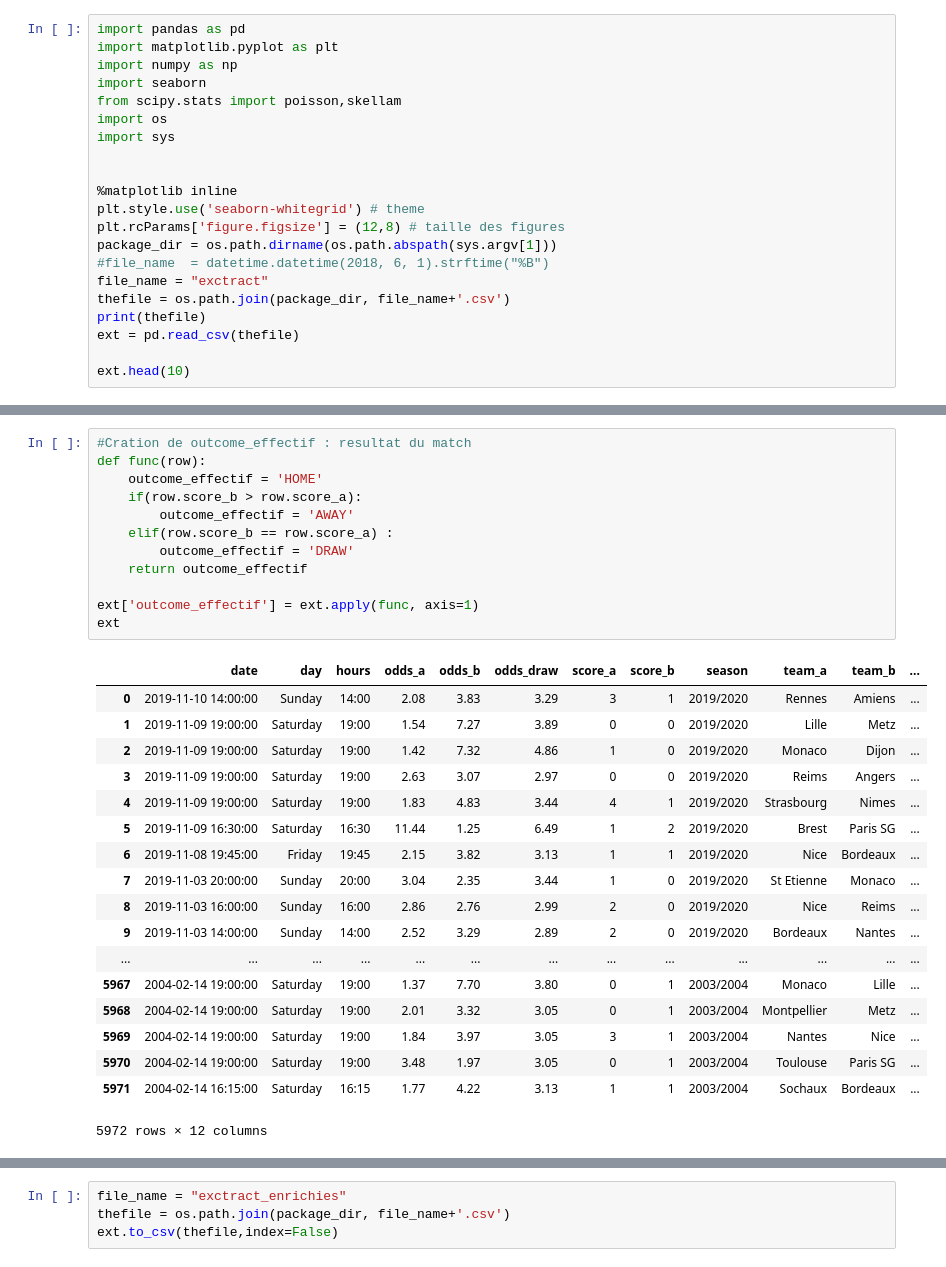
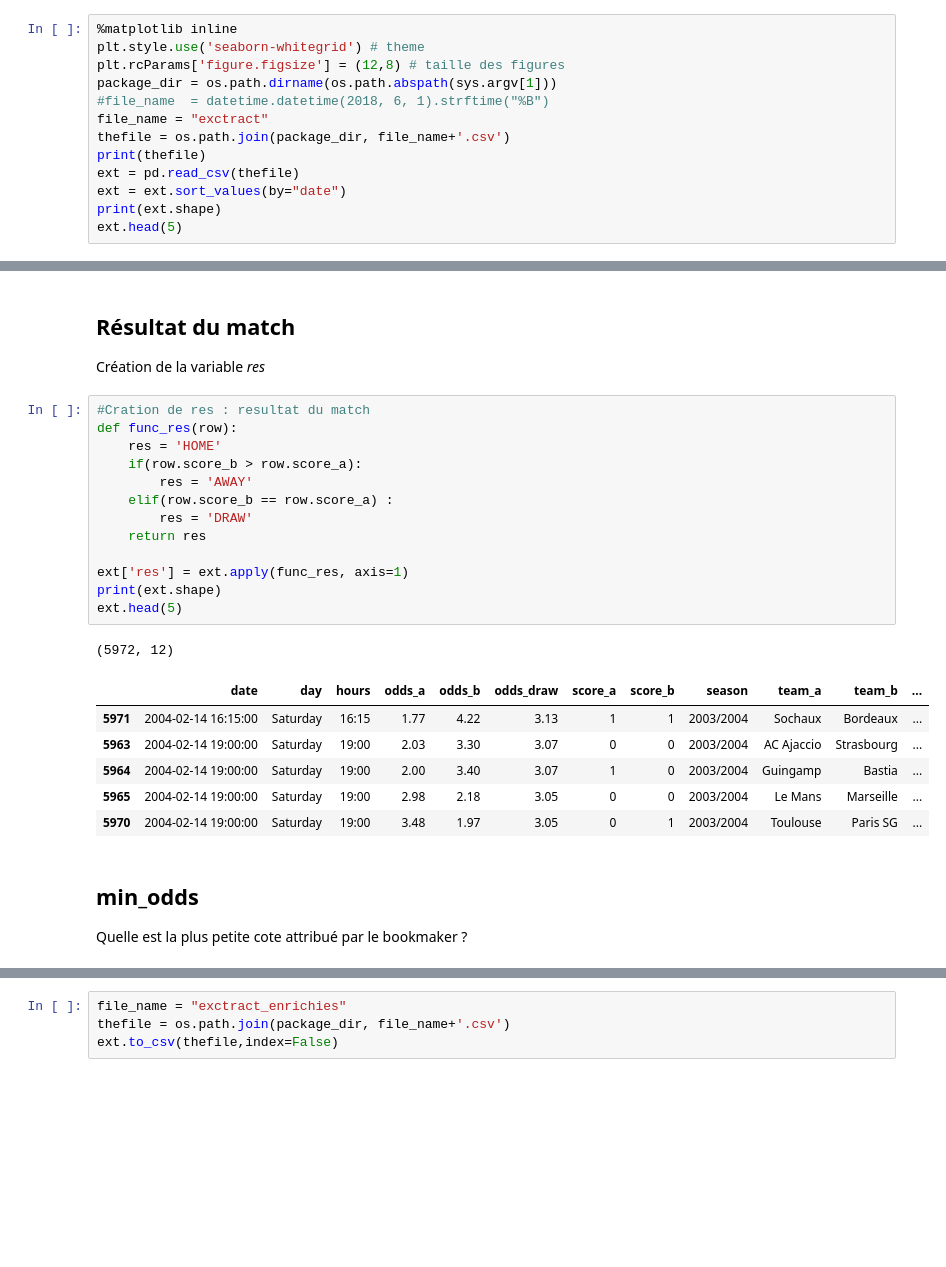
Before and after one commit to samirLazzali/football-ligue-1-scraping-eda, a Jupyter notebook: preprocessing.ipynb, the cells around one changed output, grey strips where cells are left out. Saved outputs shown, nothing was run; the diff lists cells and outputs as text; blank space fills up the shorter version.

```diff
--- a/preprocessing.ipynb
+++ b/preprocessing.ipynb
@@ -1,13 +11,4 @@
 # %%
-import pandas as pd
-import matplotlib.pyplot as plt
-import numpy as np
-import seaborn
-from scipy.stats import poisson,skellam
-import os
-import sys
-
-
 %matplotlib inline
 plt.style.use('seaborn-whitegrid') # theme
 plt.rcParams['figure.figsize'] = (12,8) # taille des figures
@@ -17,6 +18,7 @@ file_name = "exctract"
 thefile = os.path.join(package_dir, file_name+'.csv')
 print(thefile)
 ext = pd.read_csv(thefile)
-
-ext.head(10)
+ext = ext.sort_values(by="date")
+print(ext.shape)
+ext.head(5)
 # %% [output]
@@ -35,33 +33,29 @@ ext.head(10)
+# %% [markdown]
+## Résultat du match
+Création de la variable *res*
 # %%
-#Cration de outcome_effectif : resultat du match
-def func(row):
-    outcome_effectif = 'HOME'
+#Cration de res : resultat du match
+def func_res(row):
+    res = 'HOME'
     if(row.score_b > row.score_a):
-        outcome_effectif = 'AWAY'
+        res = 'AWAY'
     elif(row.score_b == row.score_a) :
-        outcome_effectif = 'DRAW'
-    return outcome_effectif
+        res = 'DRAW'
+    return res
 
-ext['outcome_effectif'] = ext.apply(func, axis=1)
-ext
+ext['res'] = ext.apply(func_res, axis=1)
+print(ext.shape)
+ext.head(5)
 # %% [output]
+(5972, 12)
 |  | date | day | hours | odds_a | odds_b | odds_draw | score_a | score_b | season | team_a | team_b | ... |
-| 0 | 2019-11-10 14:00:00 | Sunday | 14:00 | 2.08 | 3.83 | 3.29 | 3 | 1 | 2019/2020 | Rennes | Amiens | ... |
-| 1 | 2019-11-09 19:00:00 | Saturday | 19:00 | 1.54 | 7.27 | 3.89 | 0 | 0 | 2019/2020 | Lille | Metz | ... |
-| 2 | 2019-11-09 19:00:00 | Saturday | 19:00 | 1.42 | 7.32 | 4.86 | 1 | 0 | 2019/2020 | Monaco | Dijon | ... |
-| 3 | 2019-11-09 19:00:00 | Saturday | 19:00 | 2.63 | 3.07 | 2.97 | 0 | 0 | 2019/2020 | Reims | Angers | ... |
-| 4 | 2019-11-09 19:00:00 | Saturday | 19:00 | 1.83 | 4.83 | 3.44 | 4 | 1 | 2019/2020 | Strasbourg | Nimes | ... |
-| 5 | 2019-11-09 16:30:00 | Saturday | 16:30 | 11.44 | 1.25 | 6.49 | 1 | 2 | 2019/2020 | Brest | Paris SG | ... |
-| 6 | 2019-11-08 19:45:00 | Friday | 19:45 | 2.15 | 3.82 | 3.13 | 1 | 1 | 2019/2020 | Nice | Bordeaux | ... |
-| 7 | 2019-11-03 20:00:00 | Sunday | 20:00 | 3.04 | 2.35 | 3.44 | 1 | 0 | 2019/2020 | St Etienne | Monaco | ... |
-| 8 | 2019-11-03 16:00:00 | Sunday | 16:00 | 2.86 | 2.76 | 2.99 | 2 | 0 | 2019/2020 | Nice | Reims | ... |
-| 9 | 2019-11-03 14:00:00 | Sunday | 14:00 | 2.52 | 3.29 | 2.89 | 2 | 0 | 2019/2020 | Bordeaux | Nantes | ... |
-| ... | ... | ... | ... | ... | ... | ... | ... | ... | ... | ... | ... | ... |
-| 5967 | 2004-02-14 19:00:00 | Saturday | 19:00 | 1.37 | 7.70 | 3.80 | 0 | 1 | 2003/2004 | Monaco | Lille | ... |
-| 5968 | 2004-02-14 19:00:00 | Saturday | 19:00 | 2.01 | 3.32 | 3.05 | 0 | 1 | 2003/2004 | Montpellier | Metz | ... |
-| 5969 | 2004-02-14 19:00:00 | Saturday | 19:00 | 1.84 | 3.97 | 3.05 | 3 | 1 | 2003/2004 | Nantes | Nice | ... |
+| 5971 | 2004-02-14 16:15:00 | Saturday | 16:15 | 1.77 | 4.22 | 3.13 | 1 | 1 | 2003/2004 | Sochaux | Bordeaux | ... |
+| 5963 | 2004-02-14 19:00:00 | Saturday | 19:00 | 2.03 | 3.30 | 3.07 | 0 | 0 | 2003/2004 | AC Ajaccio | Strasbourg | ... |
+| 5964 | 2004-02-14 19:00:00 | Saturday | 19:00 | 2.00 | 3.40 | 3.07 | 1 | 0 | 2003/2004 | Guingamp | Bastia | ... |
+| 5965 | 2004-02-14 19:00:00 | Saturday | 19:00 | 2.98 | 2.18 | 3.05 | 0 | 0 | 2003/2004 | Le Mans | Marseille | ... |
 | 5970 | 2004-02-14 19:00:00 | Saturday | 19:00 | 3.48 | 1.97 | 3.05 | 0 | 1 | 2003/2004 | Toulouse | Paris SG | ... |
-| 5971 | 2004-02-14 16:15:00 | Saturday | 16:15 | 1.77 | 4.22 | 3.13 | 1 | 1 | 2003/2004 | Sochaux | Bordeaux | ... |
-5972 rows × 12 columns
+# %% [markdown]
+## min_odds
+Quelle est la plus petite cote attribué par le bookmaker ?
 # %%
 # min_odds : qui le bookmaker voyait gagnant (plus petite des cotes)
```
Also changed, not shown: parts of 25 cells of this notebook.
